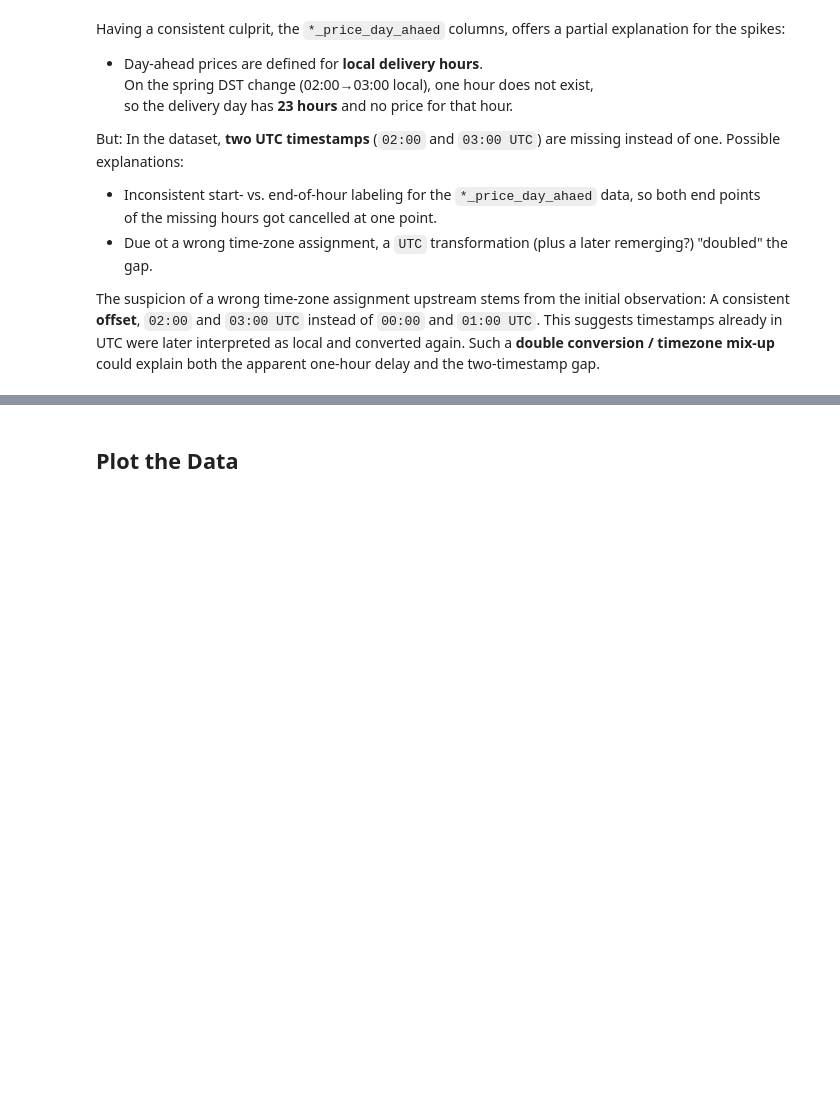
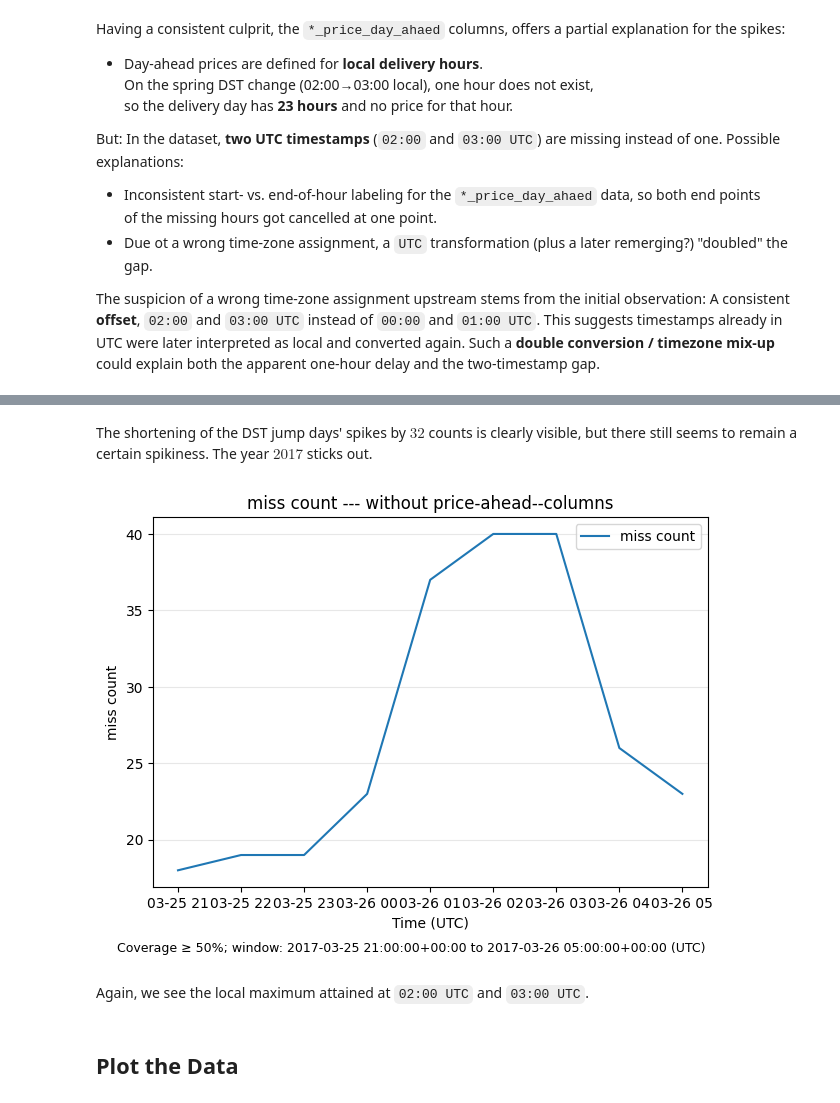
Before and after one commit to F-Skorz/electricity-demand-project, a Jupyter notebook: notebooks/01_OPSD_EDA.ipynb, the cells around one changed output, grey strips where cells are left out. Saved outputs shown, nothing was run; the diff lists cells and outputs as text; code cells hidden in the pictures; blank space fills up the shorter version.

```diff
--- a/notebooks/01_OPSD_EDA.ipynb
+++ b/notebooks/01_OPSD_EDA.ipynb
@@ -609,3 +763,20 @@ The suspicion of a wrong time-zone assignment upstream stems from the initial ob
+# %% [markdown]
+The shortening of the DST jump days' spikes by $32$ counts  is clearly visible, but there still seems to remain a certain spikiness. The year $2017$ sticks out.
+# %%
+fig, ax = plotting_utils.plot_resampled(
+      df=missingness_summary_no_price_ahead_df,
+      start_date="2017-03-25 21:00",
+          end_date="2017-03-26 05:00:00",
+          column="miss_count",
+          granularity="H",
+          time_col="utc_timestamp",
+          how="sum",
+     coverage_threshold=0.5,
+     title="miss count --- without price-ahead--columns")
+# %% [output]
+[figure, added]
+# %% [markdown]
+Again, we see the local maximum attained at `02:00 UTC` and `03:00 UTC`.
 # %% [markdown]
 <h2> Plot the Data </h2>
 # %% [markdown]
```
Also changed, not shown: parts of 12 cells of this notebook.
